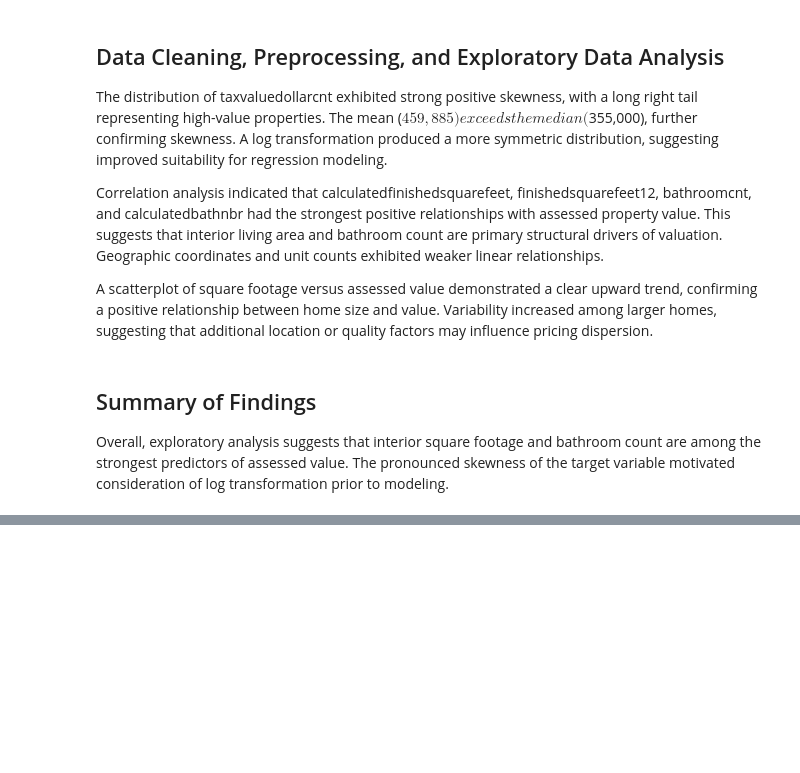
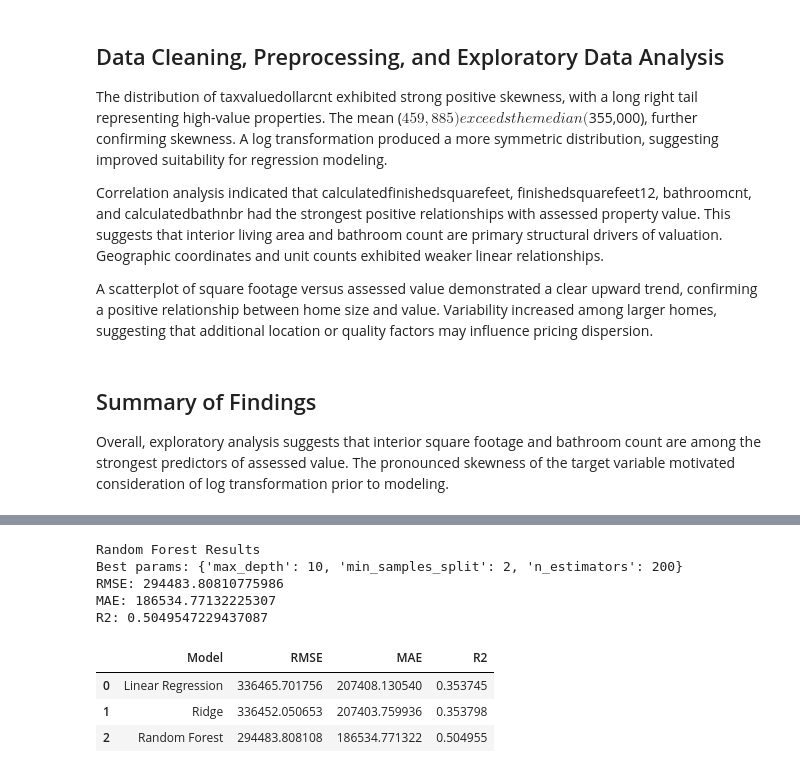
Before and after one commit to tetianakravchuk/Data-Science-Capstone-Spring, a Jupyter notebook: capstone.ipynb, the cells around one changed output, grey strips where cells are left out. Cells and saved outputs as stored; diff of their text form; code cells hidden in the pictures; blank space fills up the shorter version.

```diff
--- a/capstone.ipynb
+++ b/capstone.ipynb
@@ -146,0 +252,60 @@ Overall, exploratory analysis suggests that interior square footage and bathroom
+# %%
+rf = RandomForestRegressor(random_state=42)
+
+param_grid_rf = {
+    "n_estimators": [100, 200],
+    "max_depth": [None, 10, 20],
+    "min_samples_split": [2, 5]
+}
+
+grid_rf = GridSearchCV(
+    rf,
+    param_grid_rf,
+    cv=5,
+    scoring="neg_mean_squared_error",
+    n_jobs=-1
+)
+
+grid_rf.fit(X_train, y_train)
+
+best_rf = grid_rf.best_estimator_
+y_pred_rf = best_rf.predict(X_test)
+y_pred_rf_exp = np.expm1(y_pred_rf)
+
+print("Random Forest Results")
+print("Best params:", grid_rf.best_params_)
+print("RMSE:", np.sqrt(mean_squared_error(y_test_exp, y_pred_rf_exp)))
+print("MAE:", mean_absolute_error(y_test_exp, y_pred_rf_exp))
+print("R2:", r2_score(y_test_exp, y_pred_rf_exp))
+# %% [output]
+Random Forest Results
+Best params: {'max_depth': 10, 'min_samples_split': 2, 'n_estimators': 200}
+RMSE: 294483.80810775986
+MAE: 186534.77132225307
+R2: 0.5049547229437087
+# %%
+results = pd.DataFrame({
+    "Model": ["Linear Regression", "Ridge", "Random Forest"],
+    "RMSE": [
+        np.sqrt(mean_squared_error(y_test_exp, y_pred_lin_exp)),
+        np.sqrt(mean_squared_error(y_test_exp, y_pred_ridge_exp)),
+        np.sqrt(mean_squared_error(y_test_exp, y_pred_rf_exp)),
+    ],
+    "MAE": [
+        mean_absolute_error(y_test_exp, y_pred_lin_exp),
+        mean_absolute_error(y_test_exp, y_pred_ridge_exp),
+        mean_absolute_error(y_test_exp, y_pred_rf_exp),
+    ],
+    "R2": [
+        r2_score(y_test_exp, y_pred_lin_exp),
+        r2_score(y_test_exp, y_pred_ridge_exp),
+        r2_score(y_test_exp, y_pred_rf_exp),
+    ]
+})
+
+results
+# %% [output]
+|  | Model | RMSE | MAE | R2 |
+| 0 | Linear Regression | 336465.701756 | 207408.130540 | 0.353745 |
+| 1 | Ridge | 336452.050653 | 207403.759936 | 0.353798 |
+| 2 | Random Forest | 294483.808108 | 186534.771322 | 0.504955 |
```
Also changed, not shown: parts of 14 cells of this notebook.
